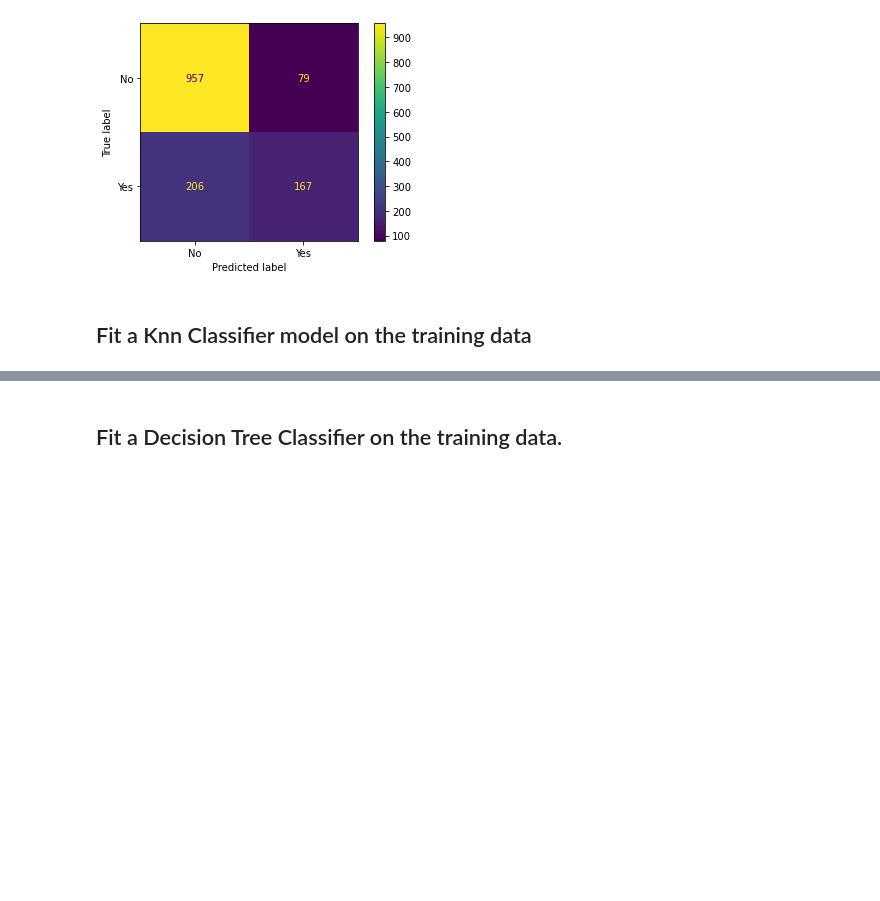
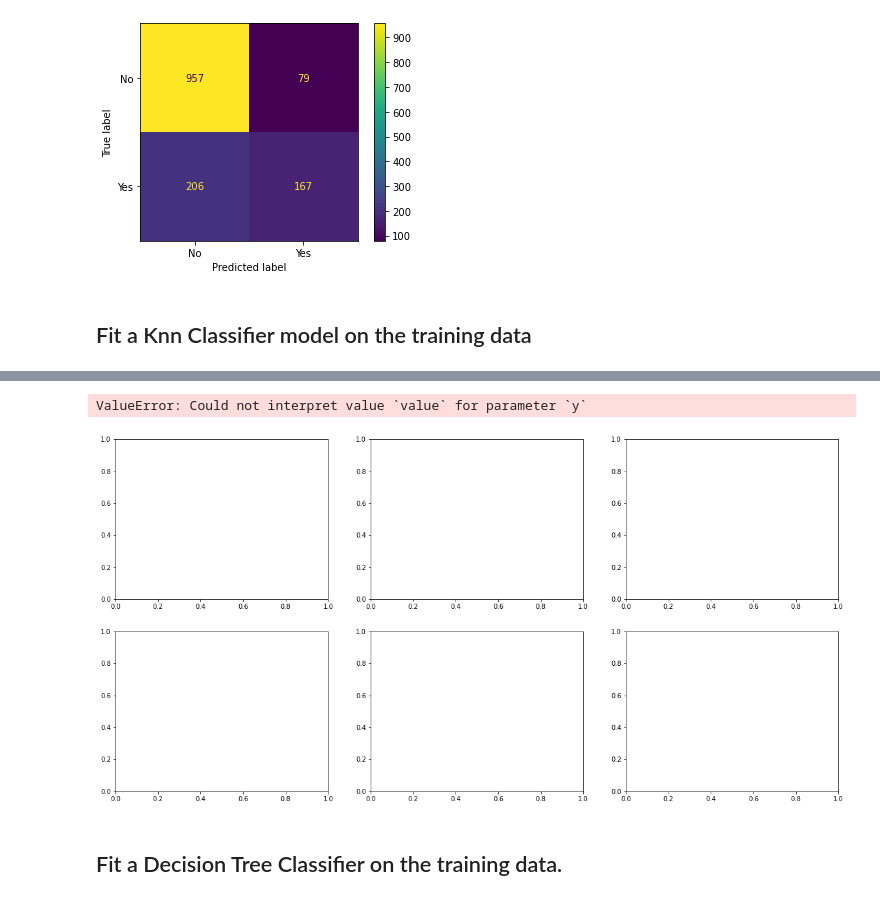
Before and after one commit to ChristinIskander/Classlabs, a Jupyter notebook: week 7/Tuesday 03.05.2022/Customer Churn-Handling Imbalanced Data.ipynb, the cells around one changed output, grey strips where cells are left out. Cells and saved outputs as stored; diff of their text form; code cells hidden in the pictures; blank space fills up the shorter version.

```diff
--- a/week 7/Tuesday 03.05.2022/Customer Churn-Handling Imbalanced Data.ipynb
+++ b/week 7/Tuesday 03.05.2022/Customer Churn-Handling Imbalanced Data.ipynb
@@ -269,3 +313,39 @@ ax[1].title.set_text("Test Set")
+# %%
+import matplotlib.pyplot as plt
+import seaborn as sns
+
+%matplotlib inline
+
+#metrics = ['Mean error',]'Mean absolute error',...]
+
+fig, ax = plt.subplots(2,3, figsize=(20,10))
+sns.lineplot(x = 'k', y = 'value', data = knn[knn['Error_metric'] == 'Mean error'], hue = 'variable', ax = ax[0,0])
+ax[0,0].set_xticks(range(2,21))
+ax[0,0].set_title("Mean error")
+ax[0,0].legend(loc='lower right')
+sns.lineplot(x = 'k', y = 'value', data = knn[knn['Error_metric'] == 'Mean absolute error'], hue = 'variable', ax = ax[0,1])
+ax[0,1].set_xticks(range(2,21))
+ax[0,1].set_title("Mean absolute error")
+ax[0,1].legend(loc='lower right')
+sns.lineplot(x = 'k', y = 'value', data = knn[knn['Error_metric'] == 'Mean squared error'], hue = 'variable', ax = ax[0,2])
+ax[0,2].set_xticks(range(2,21))
+ax[0,2].set_title("Mean squared error")
+ax[0,2].legend(loc='lower right')
+sns.lineplot(x = 'k', y = 'value', data = knn[knn['Error_metric'] == 'Root mean squared error'], hue = 'variable', ax = ax[1,0])
+ax[1,0].set_xticks(range(2,21))
+ax[1,0].set_title("Root mean squared error")
+ax[1,0].legend(loc='lower right')
+sns.lineplot(x = 'k', y = 'value', data = knn[knn['Error_metric'] == 'Mean absolute percentual error'], hue = 'variable', ax = ax[1,1])
+ax[1,1].set_xticks(range(2,21))
+ax[1,1].set_title("Mean absolute percentual error")
+ax[1,1].legend(loc='lower right')
+sns.lineplot(x = 'k', y = 'value', data = knn[knn['Error_metric'] == 'R2'], hue = 'variable', ax = ax[1,2])
+ax[1,2].set_xticks(range(2,21))
+ax[1,2].set_title("R2")
+ax[1,2].legend(loc='lower right')
+# %% [output]
+ValueError: Could not interpret value `value` for parameter `y`
+[figure, added]
 # %% [markdown]
 ## Fit a Decision Tree Classifier on the training data.
 # %%
```
Also changed, not shown: parts of 4 cells of this notebook.
